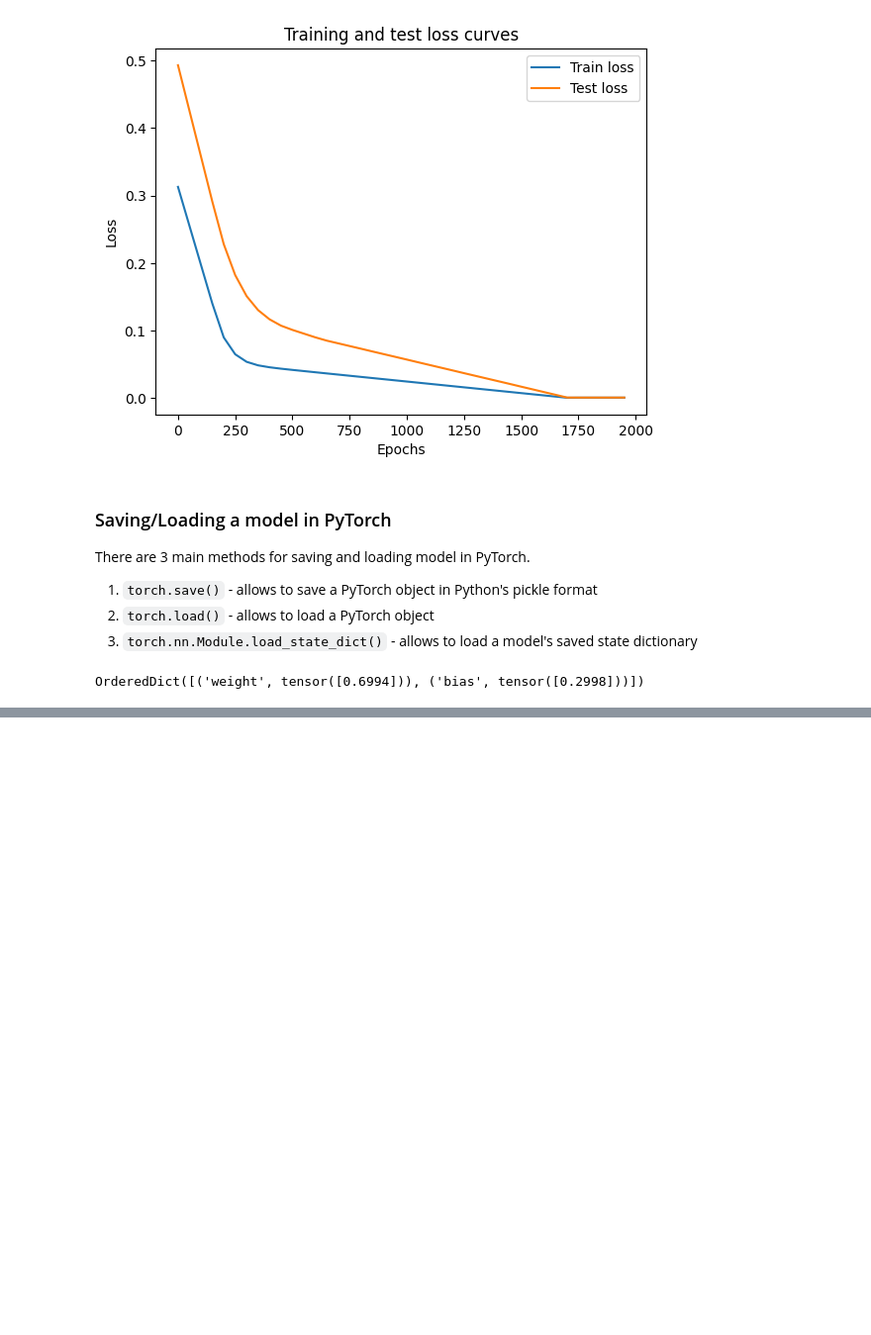
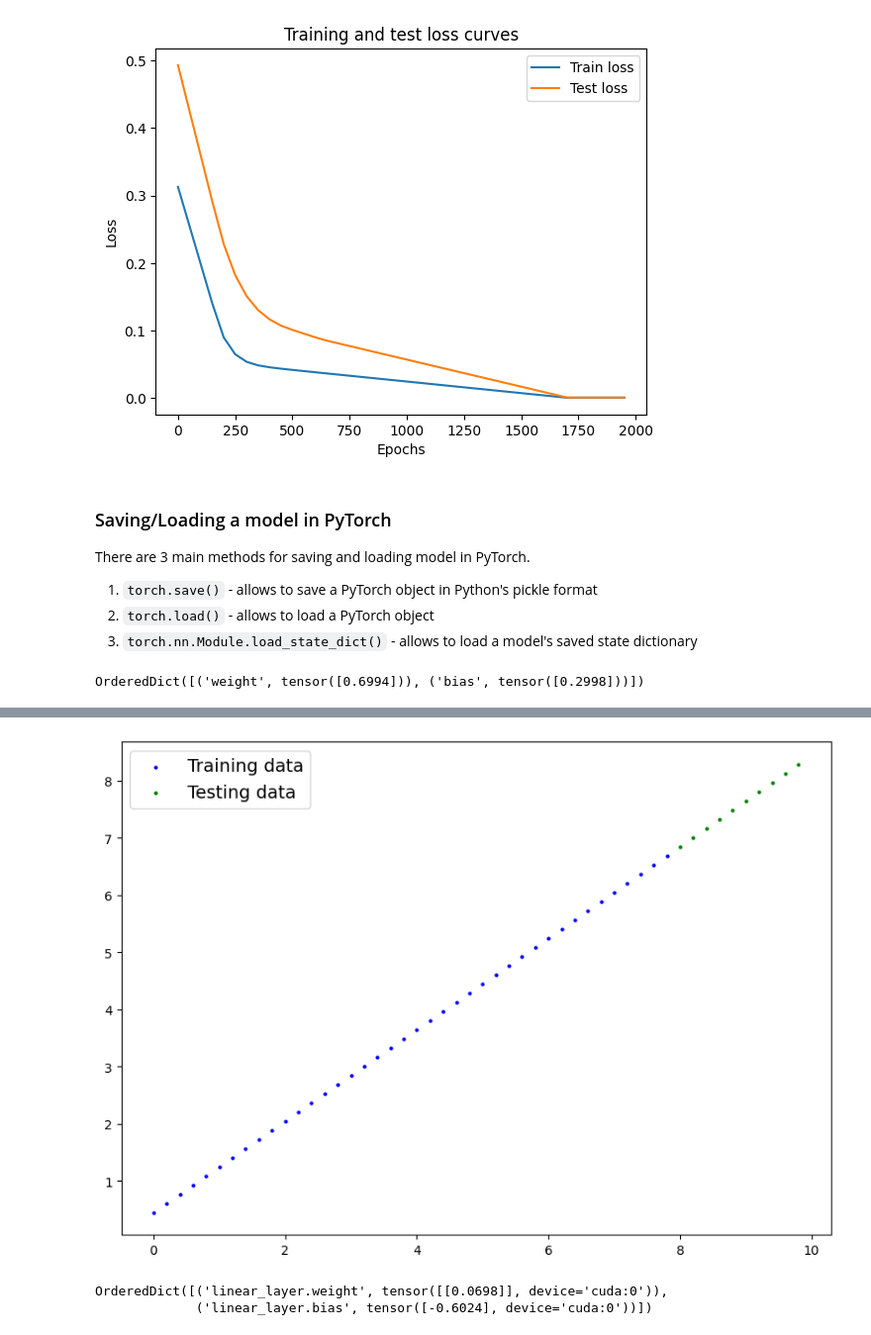
Before and after one commit to N1tingale/PyTorch, a Jupyter notebook: PyTorch_Workflow.ipynb, the cells around one changed output, grey strips where cells are left out. Shown at 99% size. Cells and saved outputs as stored; diff of their text form; code cells hidden in the pictures; blank space fills up the shorter version.

```diff
--- a/PyTorch_Workflow.ipynb
+++ b/PyTorch_Workflow.ipynb
@@ -321,0 +330,10 @@ OrderedDict([('weight', tensor([0.6994])), ('bias', tensor([0.2998]))])
+# %%
+weight = 0.8
+bias = 0.45
+
+
+X = torch.arange(0, 10, 0.2).unsqueeze(dim=1)
+y = weight * X + bias
+
+device = 'cuda' if torch.cuda.is_available() else 'cpu'
+X, y
@@ -321,0 +358,43 @@ OrderedDict([('weight', tensor([0.6994])), ('bias', tensor([0.2998]))])
+# %%
+# Train test split
+ratio = int(0.8 * torch.numel(X))
+X_test, X_train, y_test, y_train = X[ratio:], X[:ratio], y[ratio:], y[:ratio]
+
+def plot_predictions(train_data=X_train,
+                     train_labels=y_train,
+                     test_data=X_test,
+                     test_labels=y_test,
+                     predictions=None):
+  plt.figure(figsize=(10,7))
+  plt.scatter(train_data, train_labels, c='b', s=4, label='Training data')
+  plt.scatter(test_data, test_labels, c='g', s=4, label='Testing data')
+
+  if predictions is not None:
+    plt.scatter(test_data, predictions, c='r', s=4, label='Predictions')
+
+  plt.legend(prop={"size":14})
+
+plot_predictions()
+# X_test, X_train, y_test, y_train
+# %% [output]
+[figure, added]
+# %%
+class LinRegModel(nn.Module):
+
+  def __init__(self):
+    super().__init__()
+    # This time, we can use nn.Linear() which will create a layer with the parameters built in right away
+    # Also called linear transform, probing layer, fully connected layer, dense layer etc.
+    self.linear_layer = nn.Linear(in_features=1, out_features=1)
+
+  def forward(self, x: torch.Tensor) -> torch.Tensor:
+    return self.linear_layer(x)
+
+torch.manual_seed(7)
+
+model = LinRegModel()
+model.to(device)
+model.state_dict()
+# %% [output]
+OrderedDict([('linear_layer.weight', tensor([[0.0698]], device='cuda:0')),
+             ('linear_layer.bias', tensor([-0.6024], device='cuda:0'))])
```
Also changed, not shown: parts of 20 cells of this notebook.
